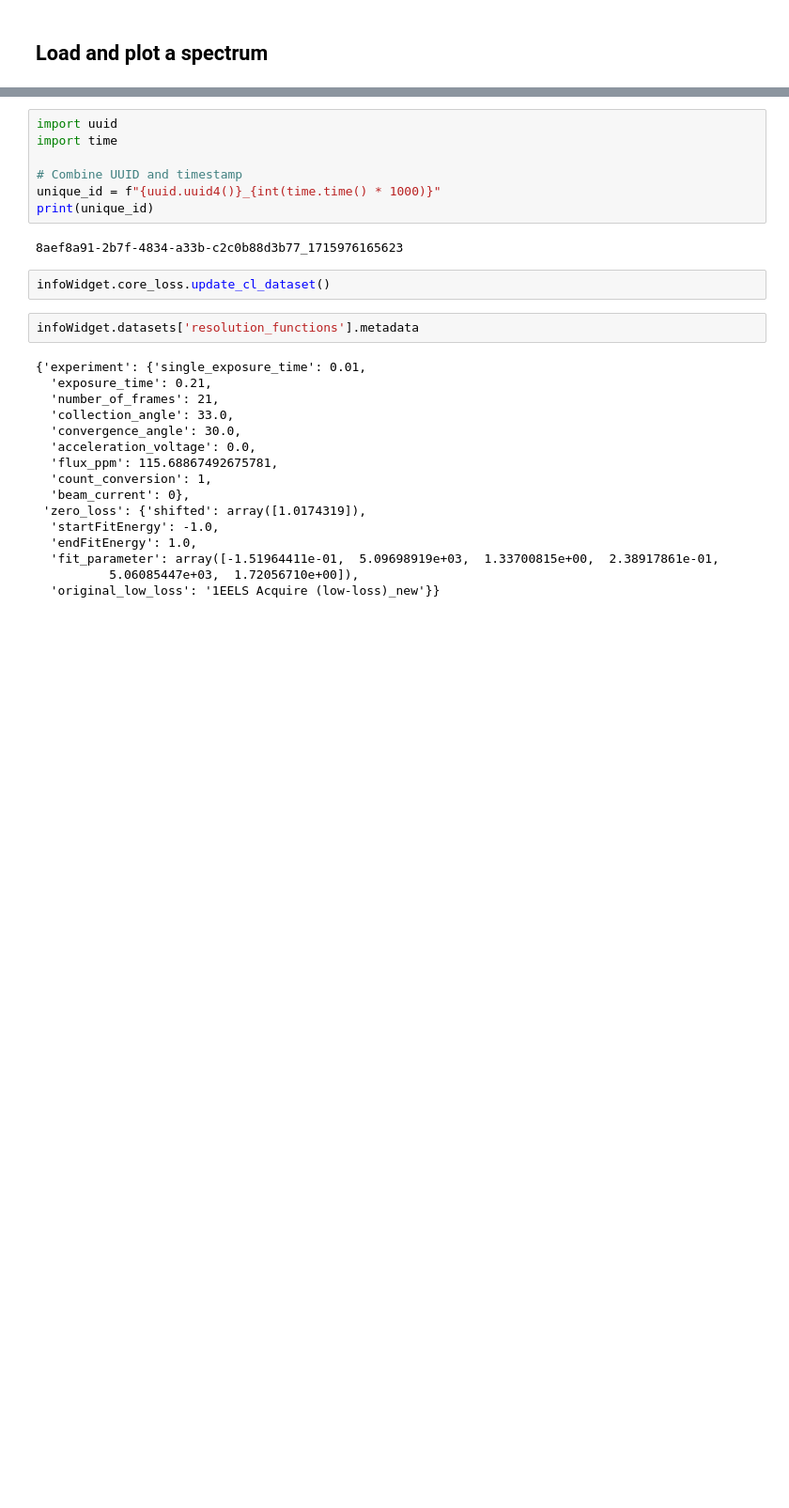
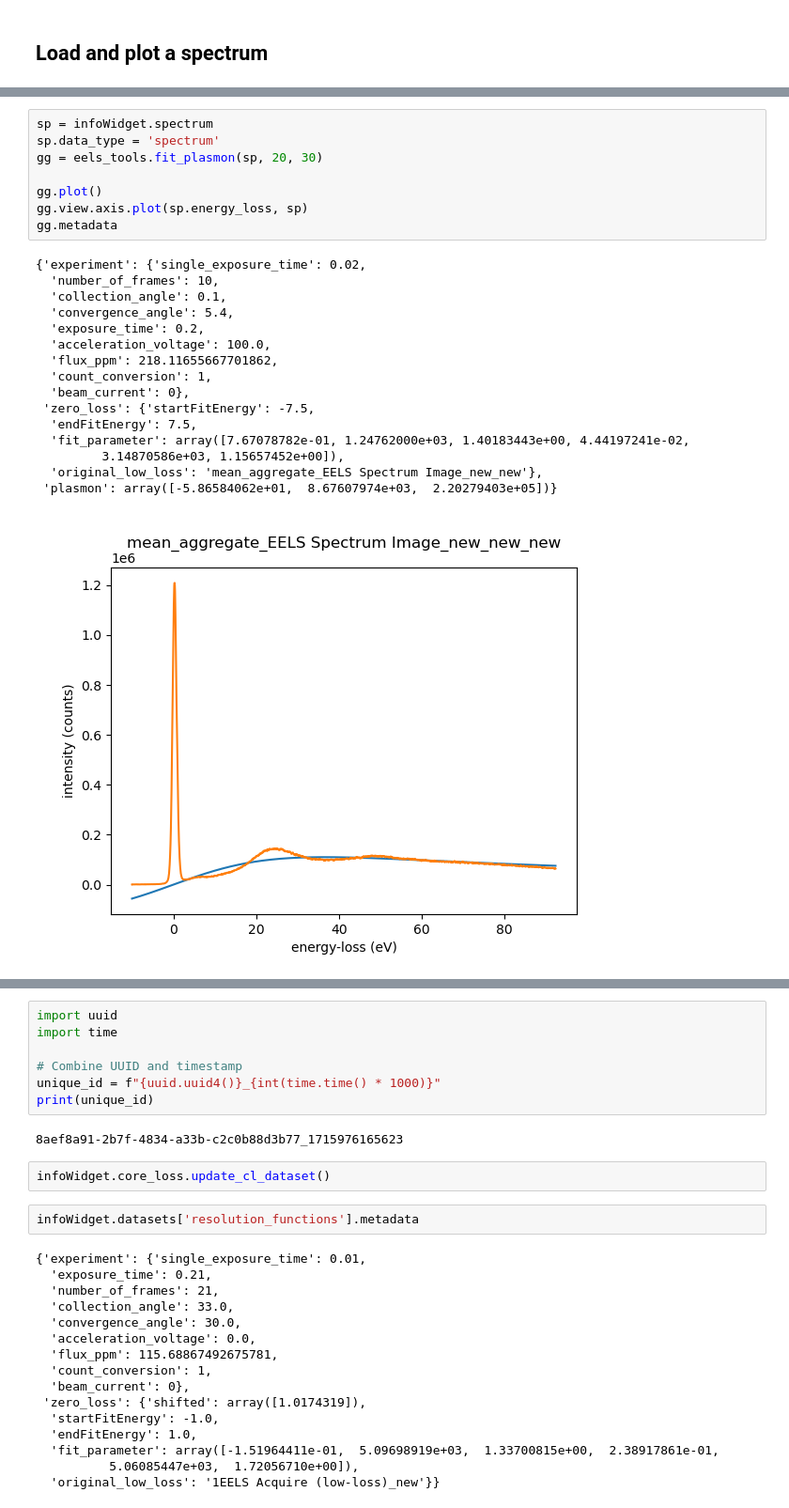
Before and after one commit to pycroscopy/pyTEMlib, a Jupyter notebook: notebooks/Spectroscopy/Analyse_Low_Loss.ipynb, the cells around one changed output, grey strips where cells are left out. Shown at 94% size. Drawn from its saved outputs; the diff is of its cells as text; blank space fills up the shorter version.

```diff
--- a/notebooks/Spectroscopy/Analyse_Low_Loss.ipynb
+++ b/notebooks/Spectroscopy/Analyse_Low_Loss.ipynb
@@ -120,0 +167,25 @@ AppLayout(children=(Tab(children=(GridspecLayout(children=(Dropdown(description=
+# %%
+sp = infoWidget.spectrum
+sp.data_type = 'spectrum'
+gg = eels_tools.fit_plasmon(sp, 20, 30)
+
+gg.plot()
+gg.view.axis.plot(sp.energy_loss, sp)
+gg.metadata
+# %% [output]
+{'experiment': {'single_exposure_time': 0.02,
+  'number_of_frames': 10,
+  'collection_angle': 0.1,
+  'convergence_angle': 5.4,
+  'exposure_time': 0.2,
+  'acceleration_voltage': 100.0,
+  'flux_ppm': 218.11655667701862,
+  'count_conversion': 1,
+  'beam_current': 0},
+ 'zero_loss': {'startFitEnergy': -7.5,
+  'endFitEnergy': 7.5,
+  'fit_parameter': array([7.67078782e-01, 1.24762000e+03, 1.40183443e+00, 4.44197241e-02,
+         3.14870586e+03, 1.15657452e+00]),
+  'original_low_loss': 'mean_aggregate_EELS Spectrum Image_new_new'},
+ 'plasmon': array([-5.86584062e+01,  8.67607974e+03,  2.20279403e+05])}
+[figure, added]
```
Also changed, not shown: parts of 51 cells of this notebook, 12 other files.
